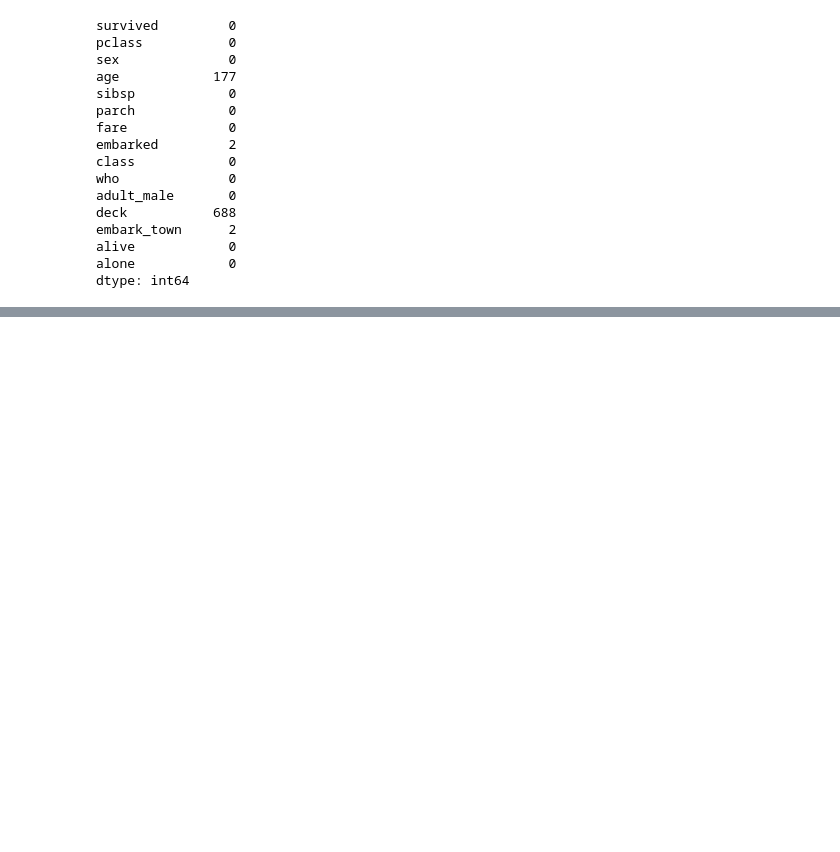
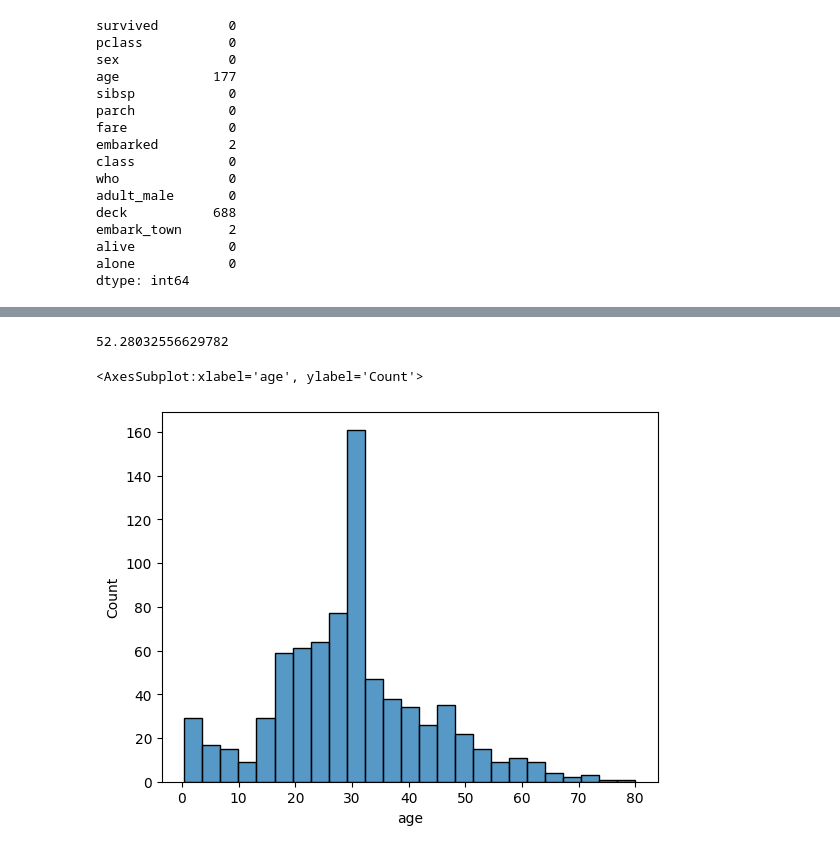
Before and after one commit to ijazkhan101/data-science-code-2022, a Jupyter notebook: 3Days-workshop.ipynb, the cells around one changed output, grey strips where cells are left out. Saved outputs shown, nothing was run; the diff lists cells and outputs as text; code cells hidden in the pictures; blank space fills up the shorter version.

```diff
--- a/3Days-workshop.ipynb
+++ b/3Days-workshop.ipynb
@@ -595,3 +595,10 @@ embark_town      2
 alive            0
 alone            0
 dtype: int64
+# %%
+import pandas as pd
+import matplotlib.pyplot as plt
+import seaborn as sns
+
+df = sns.load_dataset('titanic')
+df
@@ -597,0 +696,4 @@ dtype: int64
+# %%
+# drop deck colum becuase its have alot of null values
+
+df.drop('deck',axis=1 , inplace=True)
@@ -597,0 +725,6 @@ dtype: int64
+# %%
+# removing null values of embarked colums
+
+df.dropna(subset=['embarked','embark_town'],inplace=True)
+
+df
@@ -597,0 +745,5 @@ dtype: int64
+# %%
+# filling age null with mean
+
+df['age'].fillna(df['age'].mean(),inplace=True)
+df
@@ -597,0 +824,9 @@ dtype: int64
+# %%
+df['fare'].std()
+# %% [output]
+52.28032556629782
+# %%
+sns.histplot(df['age'])
+# %% [output]
+<AxesSubplot:xlabel='age', ylabel='Count'>
+[figure, added]
```
Also changed, not shown: parts of 18 cells of this notebook, 1 other file.
